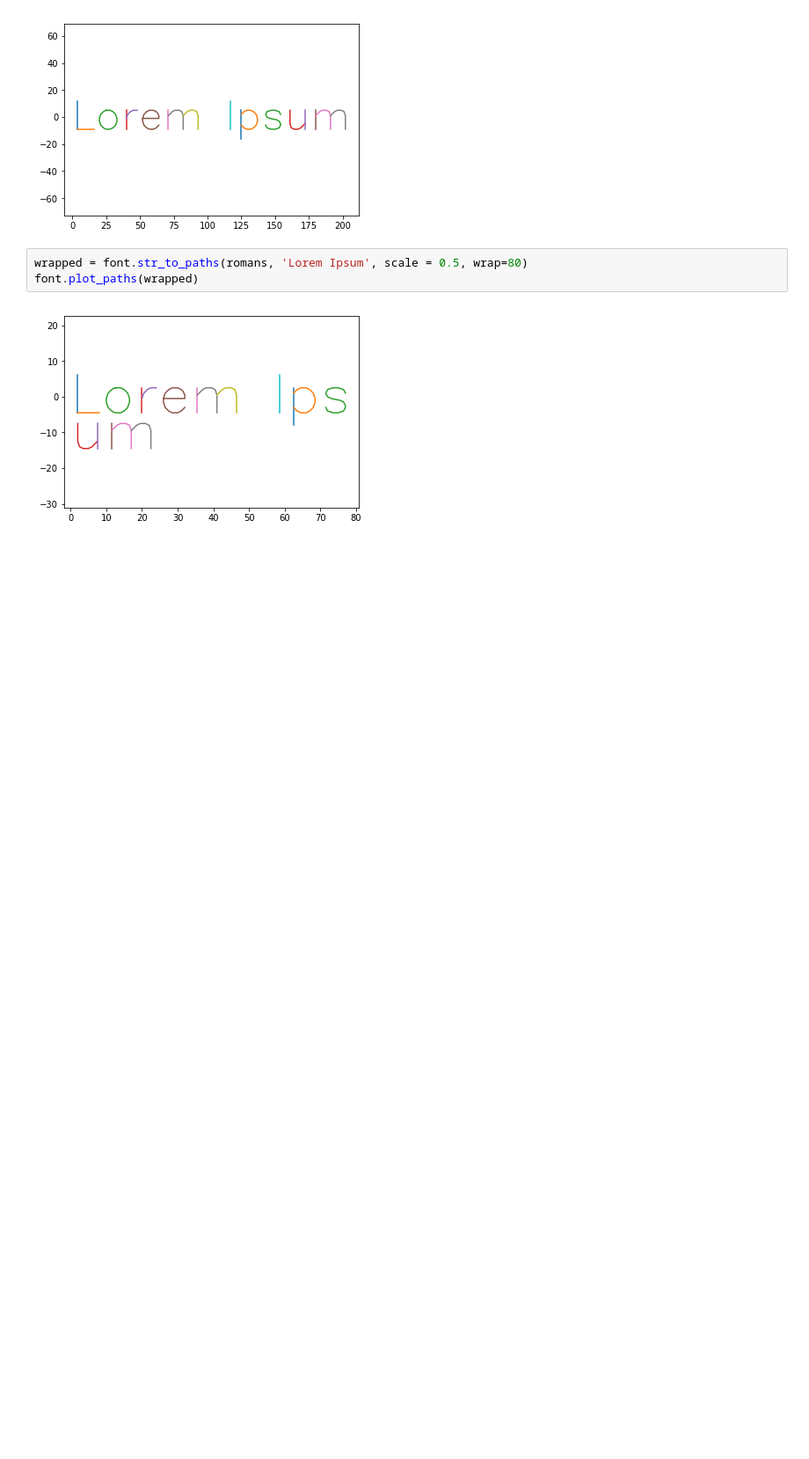
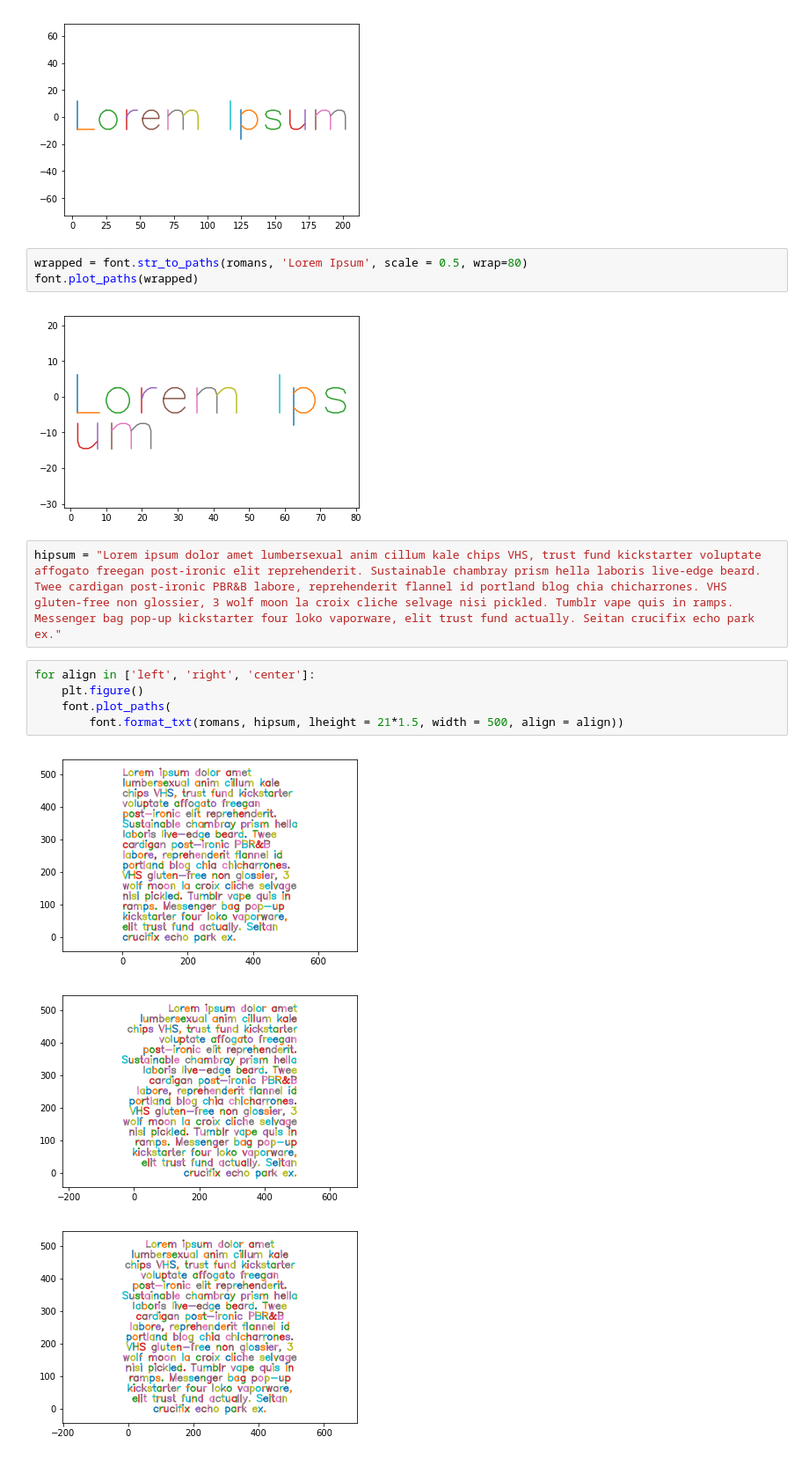
Before and after one commit to newsch/hairy_plotter, a Jupyter notebook: font-test.ipynb, the cells around one changed output. Shown: that part at 88% size. Cells and saved outputs as stored; diff of their text form; blank space fills up the shorter version.

Commit message:
Implement slow, but working word alignment

```diff
--- a/font-test.ipynb
+++ b/font-test.ipynb
@@ -97,3 +97,14 @@ wrapped = font.str_to_paths(romans, 'Lorem Ipsum', scale = 0.5, wrap=80)
 font.plot_paths(wrapped)
 # %% [output]
 [figure]
+# %%
+hipsum = "Lorem ipsum dolor amet lumbersexual anim cillum kale chips VHS, trust fund kickstarter voluptate affogato freegan post-ironic elit reprehenderit. Sustainable chambray prism hella laboris live-edge beard. Twee cardigan post-ironic PBR&B labore, reprehenderit flannel id portland blog chia chicharrones. VHS gluten-free non glossier, 3 wolf moon la croix cliche selvage nisi pickled. Tumblr vape quis in ramps. Messenger bag pop-up kickstarter four loko vaporware, elit trust fund actually. Seitan crucifix echo park ex."
+# %%
+for align in ['left', 'right', 'center']:
+    plt.figure()
+    font.plot_paths(
+        font.format_txt(romans, hipsum, lheight = 21*1.5, width = 500, align = align))
+# %% [output]
+[figure, added]
+[figure, added]
+[figure, added]
```
Also changed, not shown: parts of 5 cells of this notebook, 1 other file.
